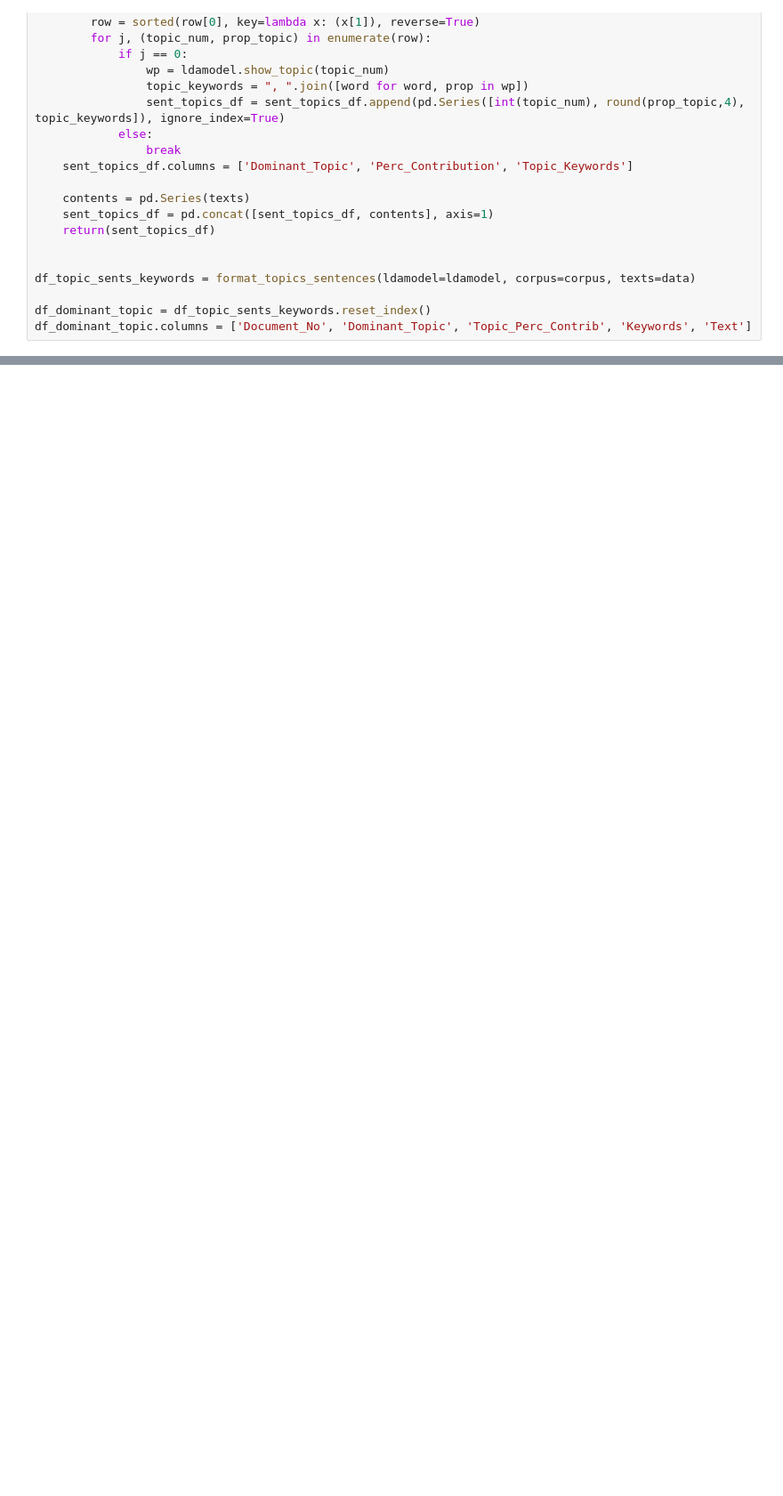
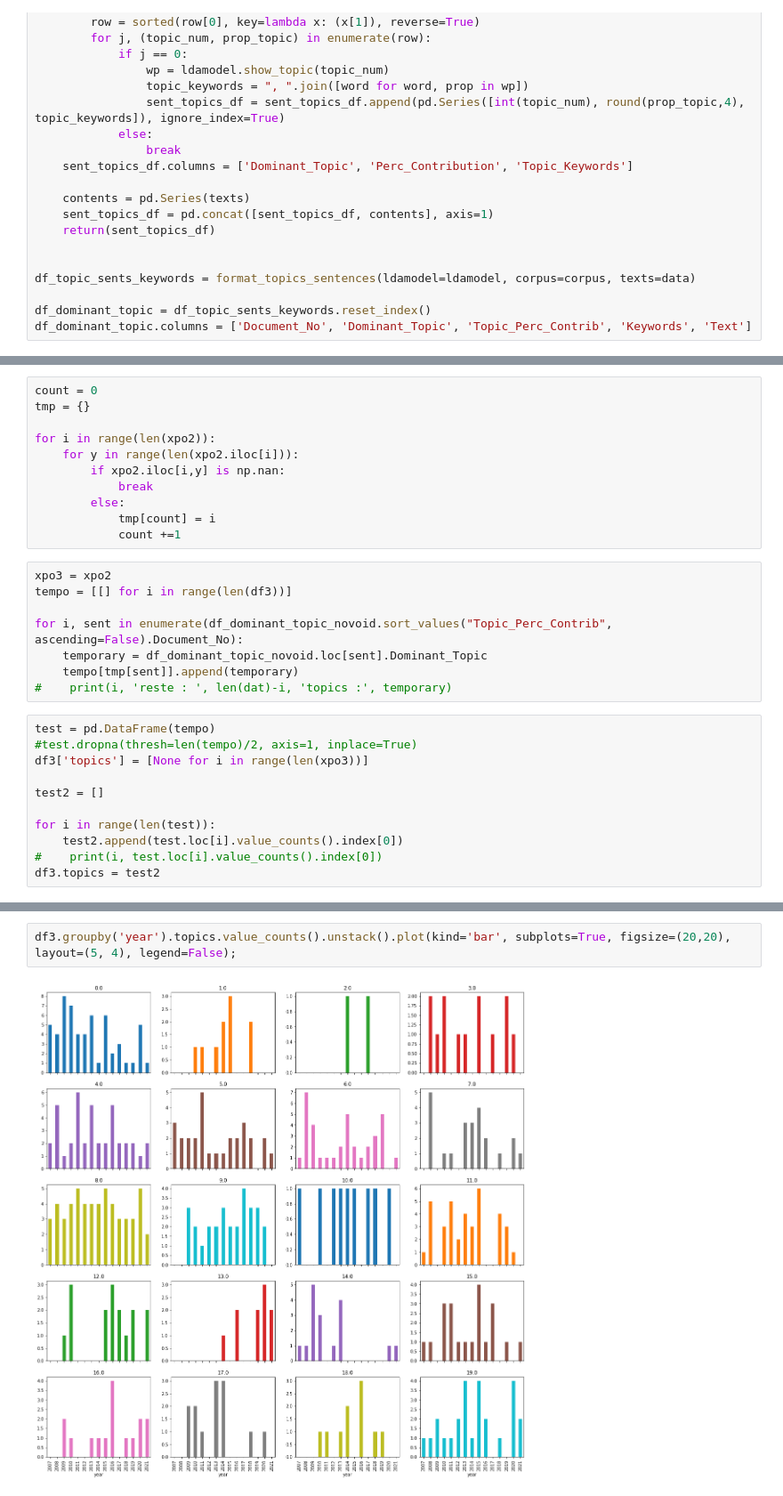
Before and after one commit to Geminy3/ProjetHNSKOL, a Jupyter notebook: Thématiques lemmatisé.ipynb, the cells around one changed output, grey strips where cells are left out. Shown at 89% size. Saved outputs shown, nothing was run; the diff lists cells and outputs as text; blank space fills up the shorter version.

```diff
--- a/Thématiques lemmatisé.ipynb
+++ b/Thématiques lemmatisé.ipynb
@@ -415,0 +400,30 @@ préalable
+# %%
+count = 0
+tmp = {}
+
+for i in range(len(xpo2)):
+    for y in range(len(xpo2.iloc[i])):
+        if xpo2.iloc[i,y] is np.nan:
+            break
+        else:
+            tmp[count] = i
+            count +=1
+# %%
+xpo3 = xpo2
+tempo = [[] for i in range(len(df3))]
+
+for i, sent in enumerate(df_dominant_topic_novoid.sort_values("Topic_Perc_Contrib", ascending=False).Document_No):
+    temporary = df_dominant_topic_novoid.loc[sent].Dominant_Topic
+    tempo[tmp[sent]].append(temporary)
+#    print(i, 'reste : ', len(dat)-i, 'topics :', temporary)
+# %%
+test = pd.DataFrame(tempo)
+#test.dropna(thresh=len(tempo)/2, axis=1, inplace=True)
+df3['topics'] = [None for i in range(len(xpo3))]
+
+test2 = []
+
+for i in range(len(test)):
+    test2.append(test.loc[i].value_counts().index[0])
+#    print(i, test.loc[i].value_counts().index[0])
+df3.topics = test2
@@ -415,0 +434,4 @@ préalable
+# %%
+df3.groupby('year').topics.value_counts().unstack().plot(kind='bar', subplots=True, figsize=(20,20), layout=(5, 4), legend=False);
+# %% [output]
+[figure, added]
```
Also changed, not shown: parts of 14 cells of this notebook.
